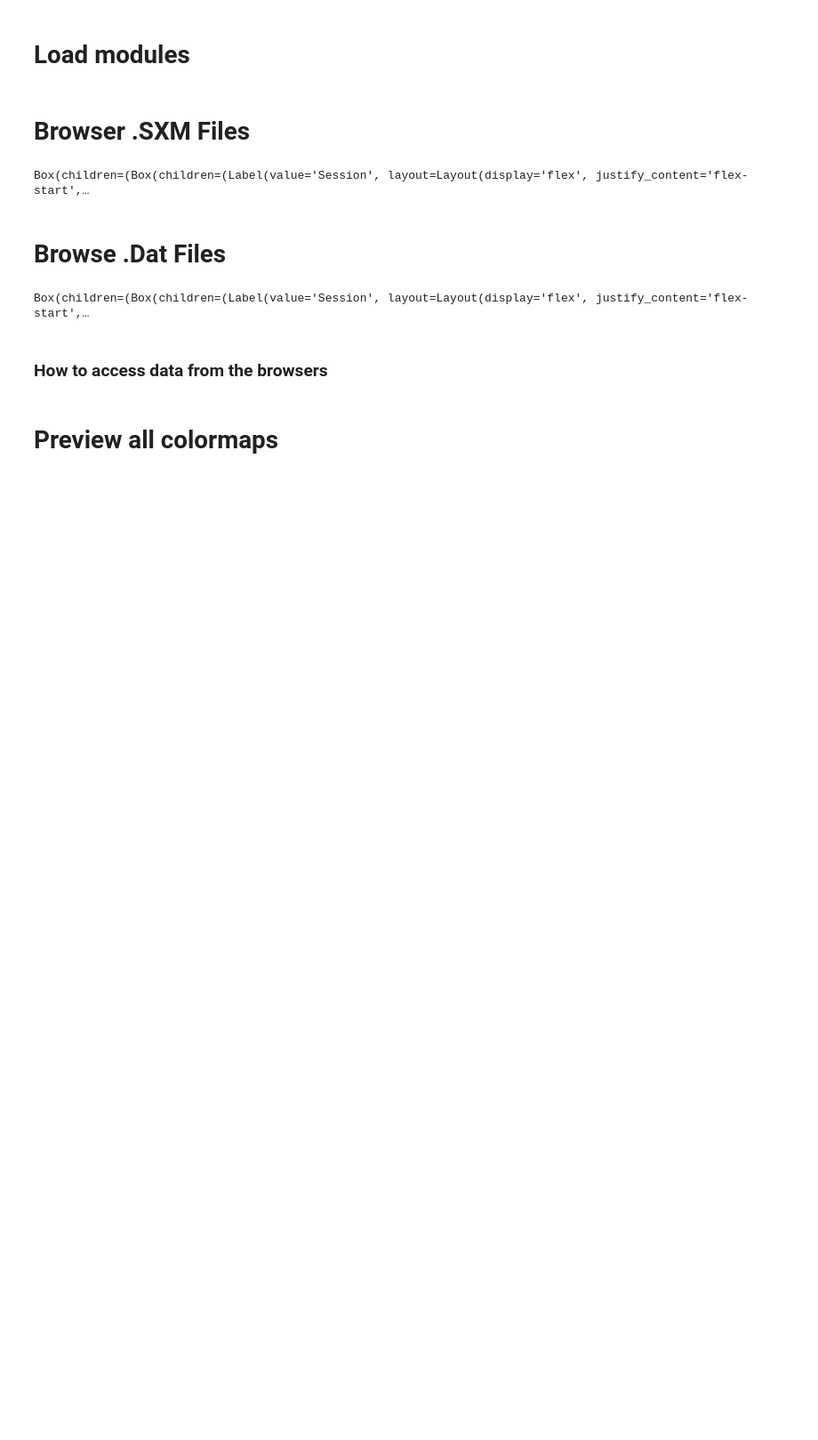
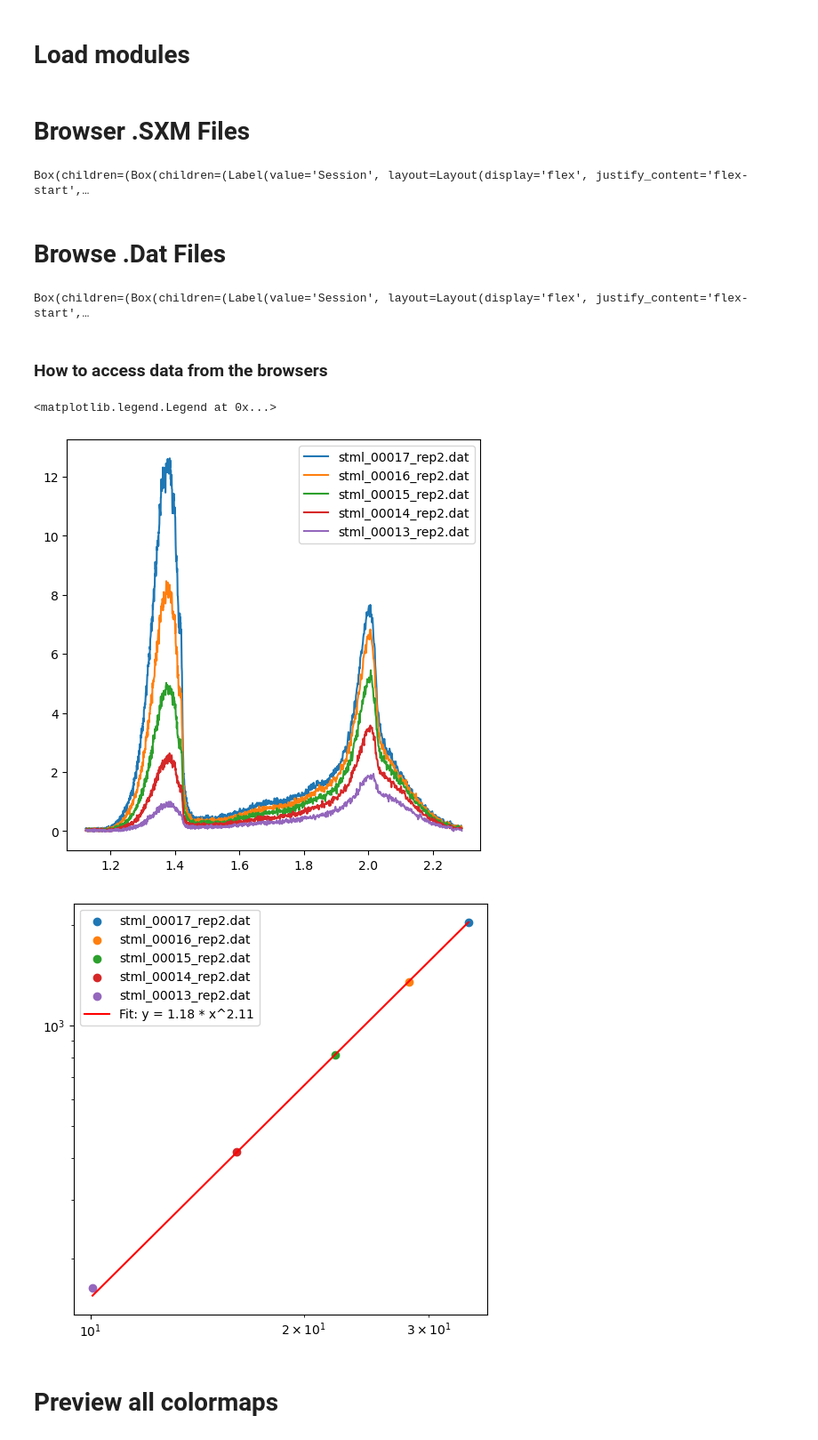
Before and after one commit to nanotech-empa/simpleNFB, a Jupyter notebook: Notebooks/sNFB_Template.ipynb, the cells around one changed output. Shown at 89% size. Drawn from its saved outputs; the diff is of its cells as text; code cells hidden in the pictures; blank space fills up the shorter version.

```diff
--- a/Notebooks/sNFB_Template.ipynb
+++ b/Notebooks/sNFB_Template.ipynb
@@ -30,10 +30,14 @@ shared_root_directory = r'K:\Arc205\THz-STM\amsp\726a_diphenylphenaZnPor_H3_01'
+# %%
+# simple way to set the root directory for both file browsers
+shared_root_directory = r'K:\Arc205\THz-STM\amsp\726a_diphenylphenaZnPor_H3_02'
 # %% [markdown]
 # Browser .SXM Files
 # %%
+importlib.reload(sxmBrowser)
 # closes previous imageBrowser figure if it exists
 figs = list(plt.get_figlabels())
 if 'sxm' in figs: plt.close('sxm')
-imageBrowser = sxmBrowser.fileBrowser(figsize=(6,6),titlesize=9,cmap='Grays_r')
+imageBrowser = sxmBrowser.fileBrowser(cmap='Grays_r')
 #imageBrowser.rootFolder.value = r'C:\Users\amsp\OneDrive - empa.ch\INT Lab 205 - Documents\📝 Research Output\publications\2025\2025_Ammerman_PorphyrinSTML'
 imageBrowser.rootFolder.value = shared_root_directory
 imageBrowser.labelToggle.value = True
@@ -47,10 +51,11 @@ Box(children=(Box(children=(Label(value='Session', layout=Layout(display='flex',
 # %% [markdown]
 # Browse .Dat Files
 # %%
+importlib.reload(datBrowser)
 # closes previous specBrowser figure if it exists
 figs = list(plt.get_figlabels())
 if 'dat' in figs: plt.close('dat')
-specBrowser = datBrowser.fileBrowser(figsize=(4,3),titlesize=8,sxmBrowser=imageBrowser,cmap='Dark2')
+specBrowser = datBrowser.fileBrowser(sxmBrowser=imageBrowser,cmap='G10')
 specBrowser.rootFolder.value = shared_root_directory
 # %% [output]
 Box(children=(Box(children=(Label(value='Session', layout=Layout(display='flex', justify_content='flex-start',…
@@ -60,0 +64,6 @@ Box(children=(Box(children=(Label(value='Session', layout=Layout(display='flex',
+# %%
+### example of how to set the selection list to a specific file (or list of files)
+# generate list of files or save a file selection to a variable
+#files = specBrowser.selectionList.value
+# simple set the selection list value to the list of files [file] or [file1, file2, ...]
+specBrowser.selectionList.value = files
@@ -61,2 +95,37 @@ Box(children=(Box(children=(Label(value='Session', layout=Layout(display='flex',
+# %%
+# example of using the get_plot_data() and get_channel() methods to extract data and perform a simple analysis
+import matplotlib.pyplot as plt
+from scipy.optimize import curve_fit
+x,y = specBrowser.get_plot_data()
+files = specBrowser.get_file_selection(filter=True)
+currents = [np.average(abs(I[0])) for I in specBrowser.get_channel('I',filter=True)]
+y_sums = []
+for xi,yi in zip(x,y):
+    y_sums.append(np.sum(yi*(xi>1.2)*(xi<1.5)))
+
+figs = plt.get_figlabels()
+for f in figs:
+    if f not in ['sxm','dat']:
+        plt.close(f)
+
+fig = plt.figure(num='test', figsize=(6,6))
+for i, (xi, yi) in enumerate(zip(x, y)):
+    plt.plot(xi, yi, label=files[i])
+plt.legend()
+
+def power_law_fit(x, a, b):
+    return a * x**b
+p, pcov = curve_fit(power_law_fit, currents, y_sums)
+fig = plt.figure(num='test2', figsize=(6,6))
+for i, (xi, yi) in enumerate(zip(currents, y_sums)):
+    plt.scatter(xi, yi, label=files[i])
+plt.xscale('log')
+plt.yscale('log')
+plt.plot(currents, power_law_fit(np.array(currents), *p), 'r-', label=f'Fit: y = {p[0]:.2f} * x^{p[1]:.2f}')
+plt.legend()
+# %% [output]
+<matplotlib.legend.Legend at 0x...>
+[figure, added]
+[figure, added]
 # %% [markdown]
 # Preview all colormaps
```
Also changed, not shown: parts of 7 cells of this notebook, 10 other files.
